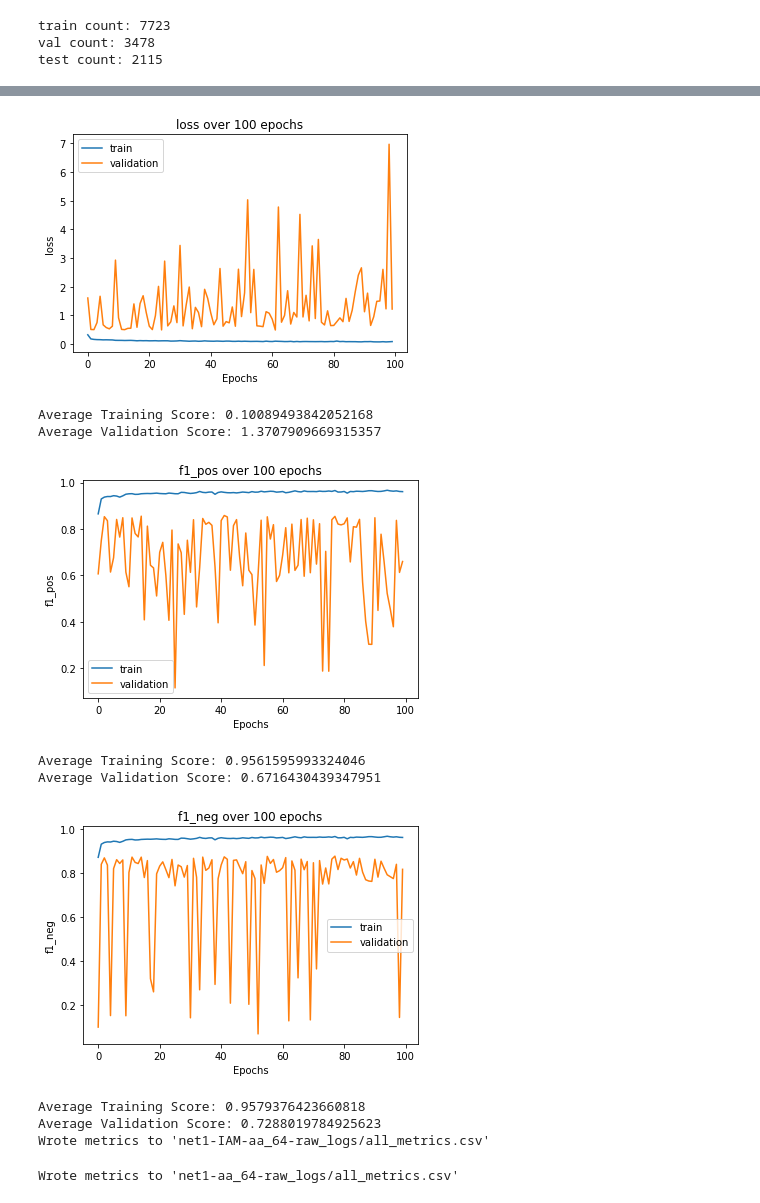
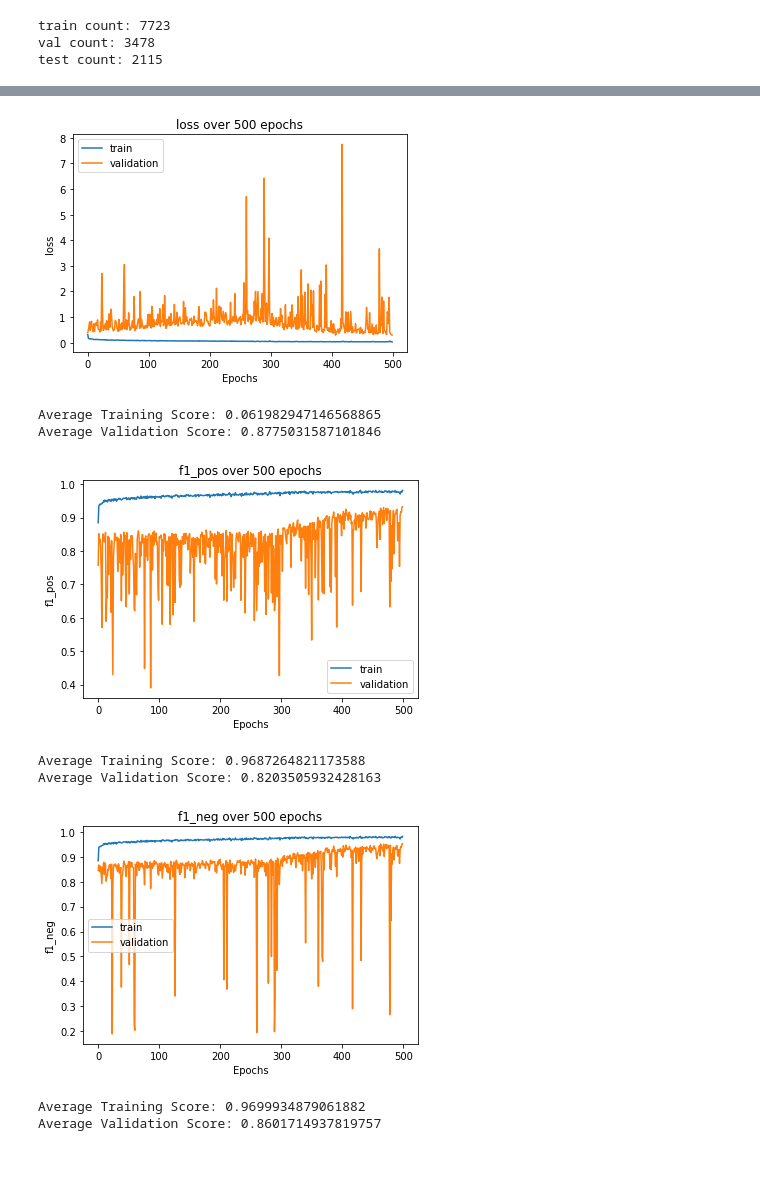
Before and after one commit to collectionslab/Omniscribe, a Jupyter notebook: experiments/cnn/notebooks/IAM_dataset-simple_val-1.ipynb, the cells around one changed output, grey strips where cells are left out. Drawn from its saved outputs; the diff is of its cells as text; code cells hidden in the pictures; blank space fills up the shorter version.

```diff
--- a/experiments/cnn/notebooks/IAM_dataset-simple_val-1.ipynb
+++ b/experiments/cnn/notebooks/IAM_dataset-simple_val-1.ipynb
@@ -117,7 +117,7 @@ metric_names_plot = [p+'-'+m for p in phases for m in metric_types_plot]
 
 all_metrics = {metric : [] for metric in metric_names_all}
 
-num_training_epochs = 100
+num_training_epochs = 500
 
 data_loaders = {t : torch.utils.data.DataLoader(imagefolders[t], batch_size = batch_size, shuffle = True, num_workers = 4)
                 for t in phases}
@@ -168,19 +168,16 @@ Training complete in 4m 59s
-[figure, old version]
+[figure, new version]
-Average Training Score: 0.10089493842052168
-Average Validation Score: 1.3707909669315357
+Average Training Score: 0.061982947146568865
+Average Validation Score: 0.8775031587101846
-[figure, old version]
+[figure, new version]
-Average Training Score: 0.9561595993324046
-Average Validation Score: 0.6716430439347951
+Average Training Score: 0.9687264821173588
+Average Validation Score: 0.8203505932428163
-[figure, old version]
+[figure, new version]
-Average Training Score: 0.9579376423660818
-Average Validation Score: 0.7288019784925623
-Wrote metrics to 'net1-IAM-aa_64-raw_logs/all_metrics.csv'
+Average Training Score: 0.9699934879061882
+Average Validation Score: 0.8601714937819757
 # %%
 # write metrics to file
-write_metrics_to_csv(all_metrics, metric_names_all, 'net1-aa_64-raw_logs', 'all_metrics.csv')
-torch.save(trained_model.state_dict(), 'models/net1-aa_64-1.pt')
+#write_metrics_to_csv(all_metrics, metric_names_all, 'net1-aa_64-raw_logs', 'all_metrics.csv')
+torch.save(trained_model.state_dict(), 'models/net1-aa_64-500.pt')
-# %% [output]
-Wrote metrics to 'net1-aa_64-raw_logs/all_metrics.csv'
 # %%
 
 # import sys
```
Also changed, not shown: parts of 1 cell of this notebook, 1 other file.
